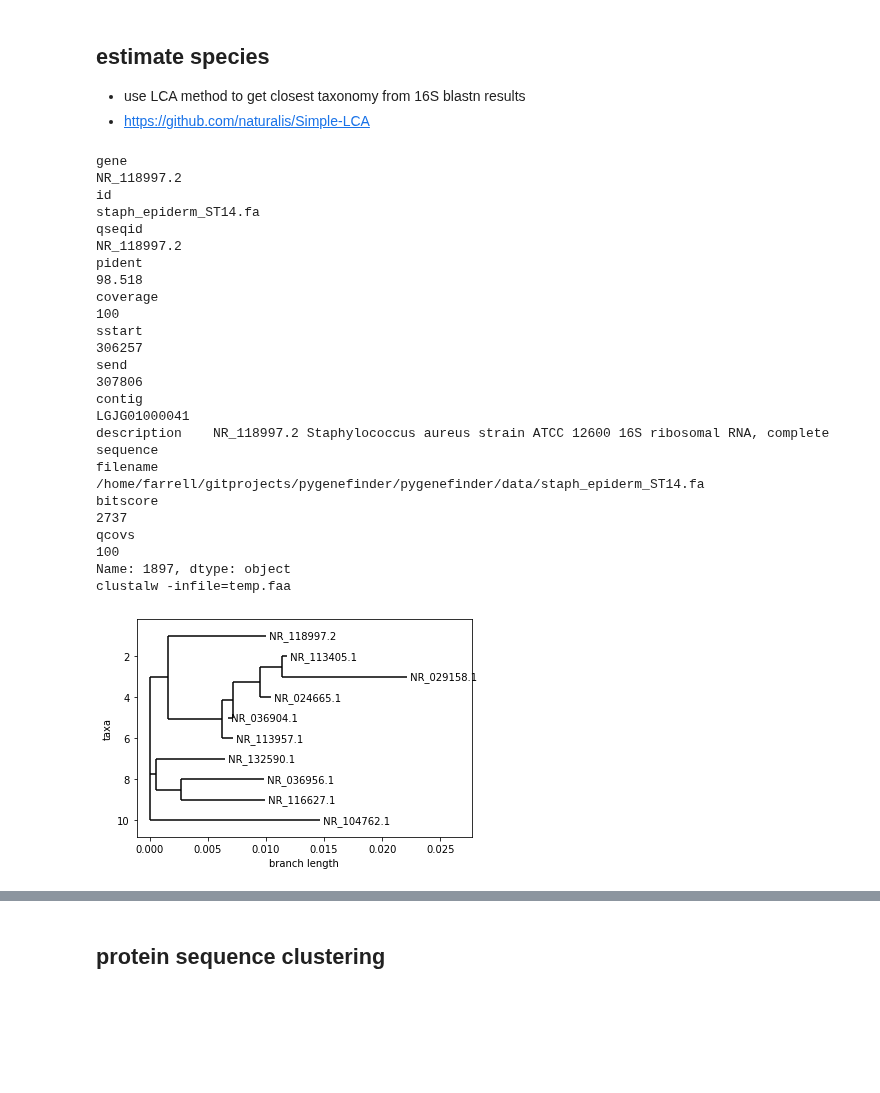
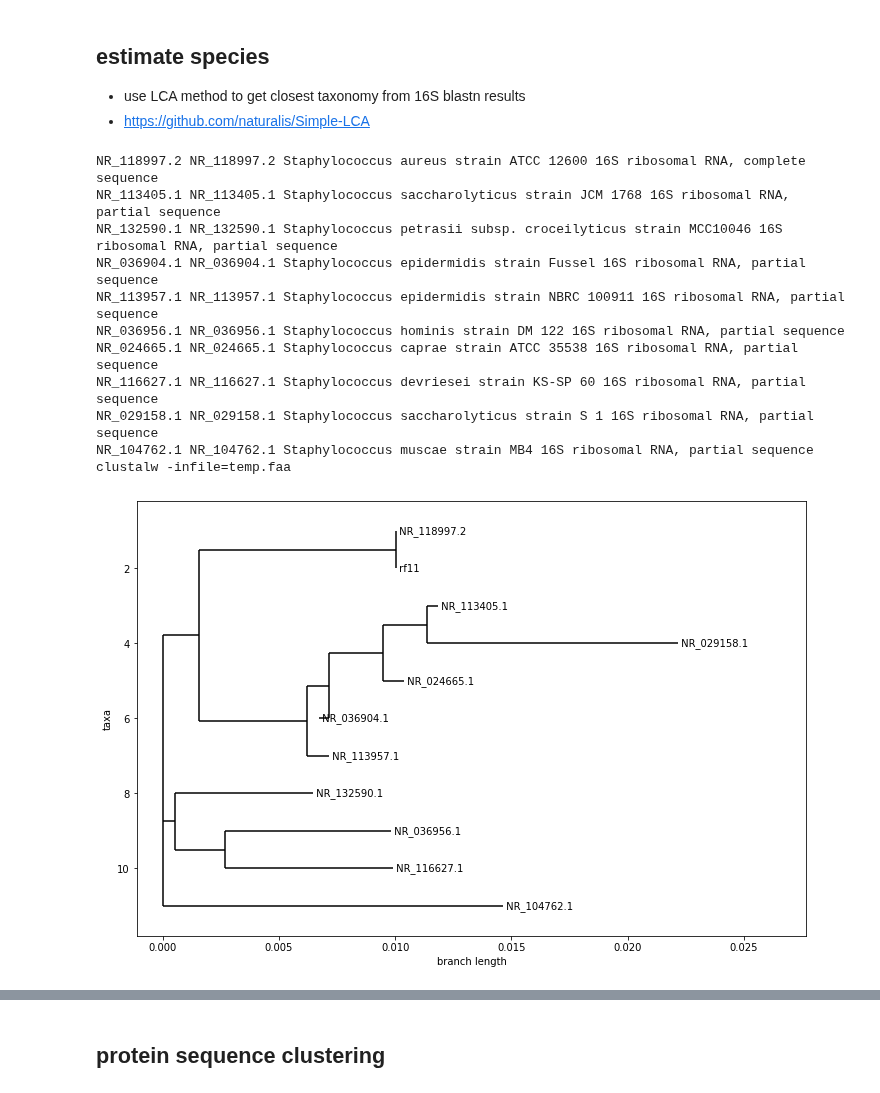
Before and after one commit to dmnfarrell/pathogenie, a Jupyter notebook: notebooks/testing.ipynb, the cells around one changed output, grey strips where cells are left out. Drawn from its saved outputs; the diff is of its cells as text; code cells hidden in the pictures; blank space fills up the shorter version.

```diff
--- a/notebooks/testing.ipynb
+++ b/notebooks/testing.ipynb
@@ -234,7 +234,7 @@ def find_genes(target, ref='card', ident=90, coverage=75, duplicates=False, thre
     #the AMR db is the query for the blast
     queryseqs = list(SeqIO.parse(path,'fasta'))
     print ('blasting %s sequences' %len(queryseqs))
-    bl = tools.blast_sequences(target, queryseqs, maxseqs=1, evalue=.01,
+    bl = tools.blast_sequences(target, queryseqs, maxseqs=5, evalue=.01,
                                cmd='blastn', show_cmd=True, threads=int(threads))
 
     bl['qlength'] = bl.sequence.str.len()
@@ -259,13 +259,13 @@ def find_genes(target, ref='card', ident=90, coverage=75, duplicates=False, thre
         #print (x[:15][x.columns[:5]])
         #unique = x.sstart.diff().abs().fillna(dist)
         #bl = bl[unique>=dist]
-    cols = ['gene','id','qseqid','pident','coverage','sstart','send','contig','description','filename','bitscore','qcovs']
+    cols = ['gene','id','qseqid','pident','coverage','sstart','send','contig','description','filename','bitscore','qcovs','qseq','sseq']
     bl = bl[cols]
     return bl
 
 filenames = glob.glob(os.path.join(app.datadir, '*.fa'))
-print (filenames[2:3])
-app.make_target_database(filenames[2:3])
+print (filenames[:1])
+app.make_target_database(filenames[:1])
 targfile = os.path.join(app.tempdir, 'targets.fasta')
 bl = find_genes(targfile, 'bacteria.16SrRNA', threads=10)
 #bl = find_genes(targfile, 'card', threads=10)
@@ -382,42 +365,46 @@ for s in seqs:
 # %%
 #blastn to 16S
 
 #take top results (bitscore and coverage)
 bl = bl[:10]
 #print (bl[cols])
-print (bl.iloc[0])
+#print (bl.iloc[0])
+qseq = bl.iloc[0].qseq
 #add taxonomy info to blast results
 
-#get phylo tree from results
-
 #get query seq from best hit start/end and input fasta
-
+name = 'rf11'
 #get seqs from 16S hits
 hits=[]
 for id in bl.gene:
     if id in seqs:
-        hits.append(seqs[id])
+        r=seqs[id]
+        r.name = r.description
+        hits.append(r)
+        print (r.id,r.description)
+
+hits.append(SeqRecord(Seq(qseq), id=name))
 
 SeqIO.write(hits,'hits.fa','fasta')
 tools.clustal_alignment(seqs=hits)
+
+#get phylo tree from results
 from Bio import Phylo
+f,ax=plt.subplots(1,1,figsize=(12,8))
 tree = Phylo.read('temp.dnd', "newick")
 
-Phylo.draw(tree)
+Phylo.draw(tree,axes=ax)
 #calculate LCA ?
 # %% [output]
-gene                                                                                        NR_118997.2
-id                                                                                staph_epiderm_ST14.fa
-qseqid                                                                                      NR_118997.2
-pident                                                                                           98.518
-coverage                                                                                            100
-sstart                                                                                           306257
-send                                                                                             307806
-contig                                                                                     LGJG01000041
-description    NR_118997.2 Staphylococcus aureus strain ATCC 12600 16S ribosomal RNA, complete sequence
-filename                 /home/farrell/gitprojects/pygenefinder/pygenefinder/data/staph_epiderm_ST14.fa
-bitscore                                                                                           2737
-qcovs                                                                                               100
-Name: 1897, dtype: object
+NR_118997.2 NR_118997.2 Staphylococcus aureus strain ATCC 12600 16S ribosomal RNA, complete sequence
+NR_113405.1 NR_113405.1 Staphylococcus saccharolyticus strain JCM 1768 16S ribosomal RNA, partial sequence
+NR_132590.1 NR_132590.1 Staphylococcus petrasii subsp. croceilyticus strain MCC10046 16S ribosomal RNA, partial sequence
+NR_036904.1 NR_036904.1 Staphylococcus epidermidis strain Fussel 16S ribosomal RNA, partial sequence
+NR_113957.1 NR_113957.1 Staphylococcus epidermidis strain NBRC 100911 16S ribosomal RNA, partial sequence
+NR_036956.1 NR_036956.1 Staphylococcus hominis strain DM 122 16S ribosomal RNA, partial sequence
+NR_024665.1 NR_024665.1 Staphylococcus caprae strain ATCC 35538 16S ribosomal RNA, partial sequence
+NR_116627.1 NR_116627.1 Staphylococcus devriesei strain KS-SP 60 16S ribosomal RNA, partial sequence
+NR_029158.1 NR_029158.1 Staphylococcus saccharolyticus strain S 1 16S ribosomal RNA, partial sequence
+NR_104762.1 NR_104762.1 Staphylococcus muscae strain MB4 16S ribosomal RNA, partial sequence
 clustalw -infile=temp.faa
-[figure, old version]
+[figure, new version]
```
Also changed, not shown: parts of 5 cells of this notebook, 5 other files.
